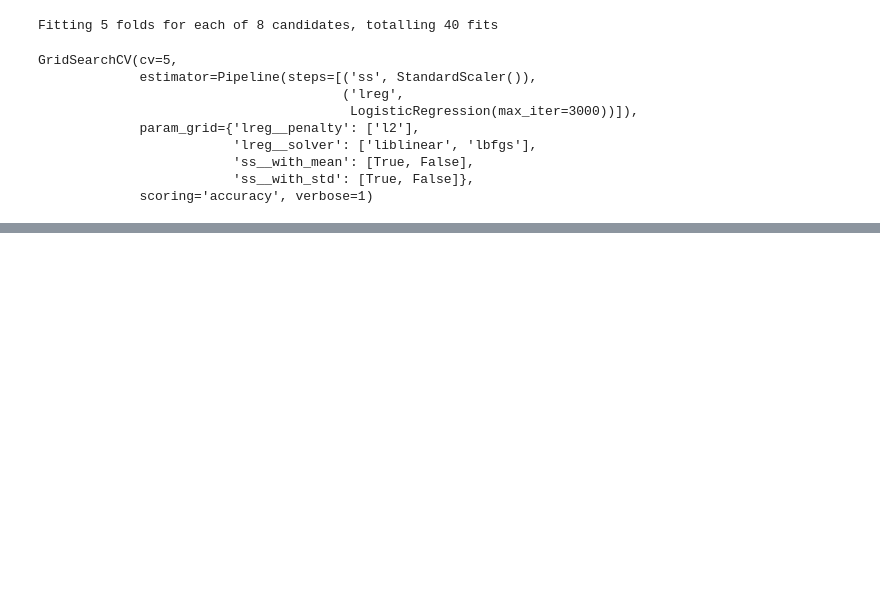
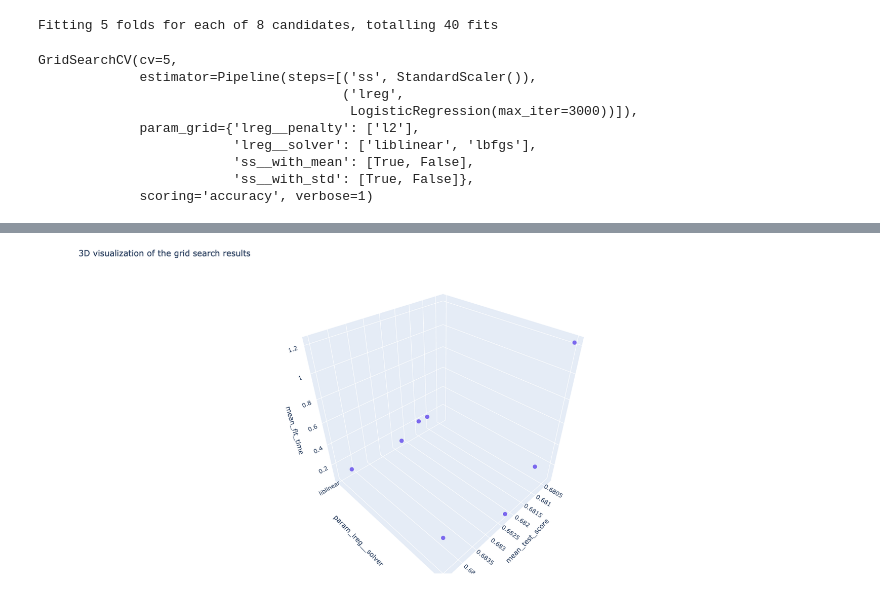
Before and after one commit to rahul-kaw/data-science-viz, a Jupyter notebook: HyperParameters_GridSearch_Pipelines.ipynb, the cells around one changed output, grey strips where cells are left out. Drawn from its saved outputs; the diff is of its cells as text; code cells hidden in the pictures; blank space fills up the shorter version.

Commit message:
plotly for visualization

```diff
--- a/HyperParameters_GridSearch_Pipelines.ipynb
+++ b/HyperParameters_GridSearch_Pipelines.ipynb
@@ -209,0 +226,10 @@ cvresults_df
+# %%
+text_list = list(
+    zip(
+        'Test score: ' + cvresults_df.mean_test_score.round(4).apply(str),
+        'Fit time: ' + cvresults_df.mean_fit_time.round(4).apply(str),
+        'Solver: ' + cvresults_df.param_lreg__solver
+    )
+)
+text = ['<br>'.join(t) for t in text_list]
+cvresults_df['text'] = text
@@ -209,0 +257,48 @@ cvresults_df
+# %%
+trace = go.Scatter3d(
+    x=cvresults_df['mean_test_score'],
+    y=cvresults_df['param_lreg__solver'],
+    z=cvresults_df['mean_fit_time'],
+    mode='markers',
+    marker=dict(
+        size= 5,
+        color='mediumslateblue',
+        opacity=1.0
+    ),
+    text=cvresults_df.text,
+    hoverinfo='text'
+)
+
+data = [trace]
+layout = go.Layout(
+    title='3D visualization of the grid search results',
+    margin=dict(
+        l=30,
+        r=30,
+        b=30,
+        t=30
+    ),
+    height=700,
+    width=960,
+    scene = dict(
+        xaxis = dict(
+            title='mean_test_score',
+            nticks=10
+        ),
+        yaxis = dict(
+            title='param_lreg__solver',
+            nticks = 10
+        ),
+        zaxis = dict(
+            title='mean_fit_time',
+            nticks = 10
+
+        ),
+    ),
+
+)
+
+fig = go.Figure(data=data, layout=layout)
+iplot(fig)
+# %% [output]
+[figure, added]
```
Also changed, not shown: parts of 11 cells of this notebook.
